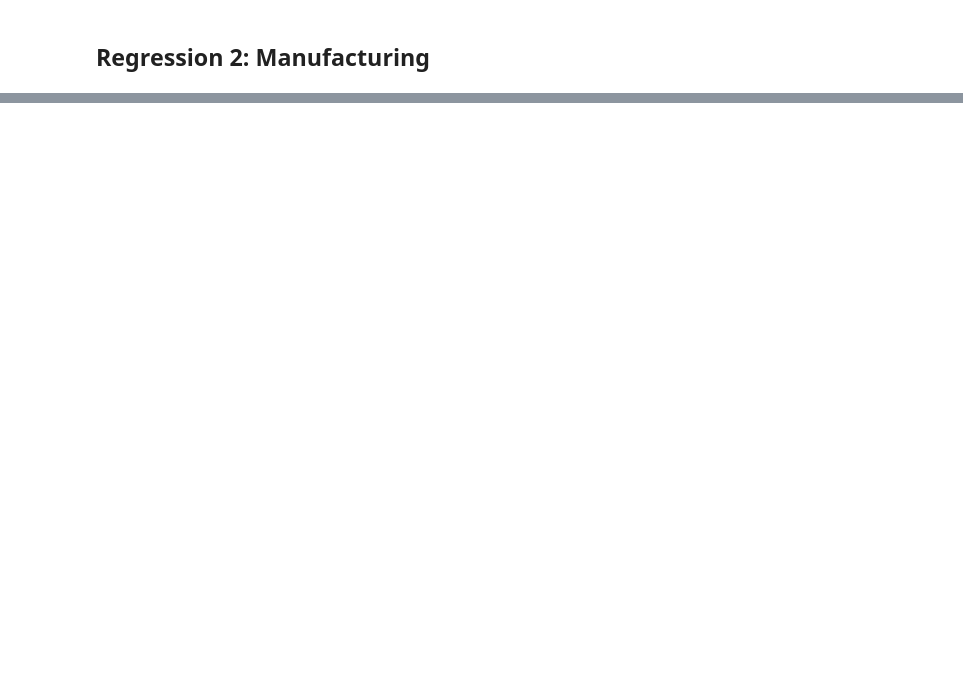
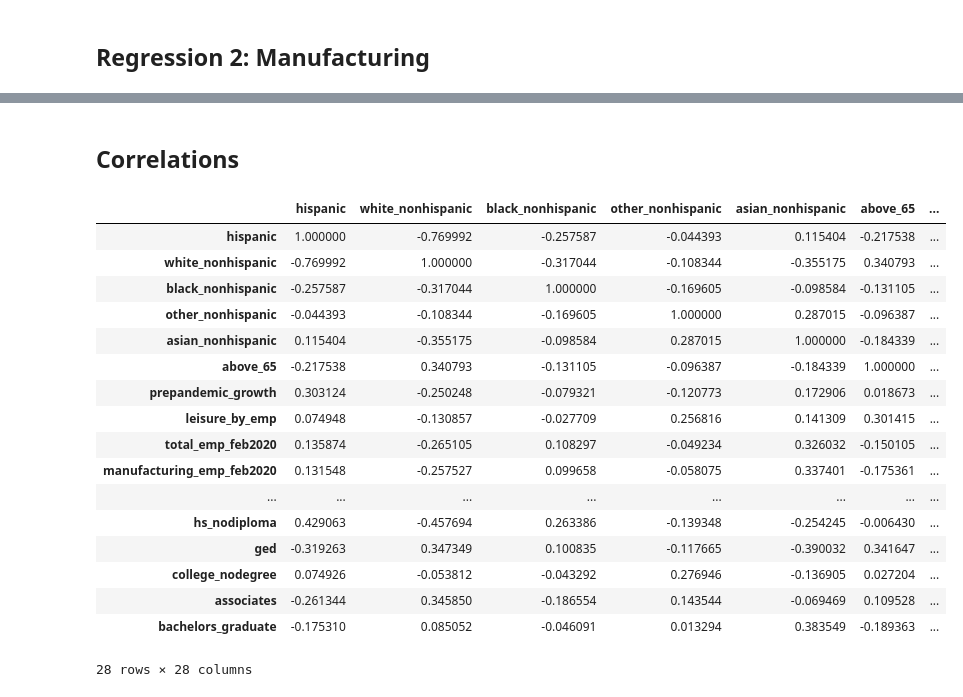
Before and after one commit to vhimani/Summer-2021-Intern-Project, a Jupyter notebook: code/regressions.ipynb, the cells around one changed output, grey strips where cells are left out. Saved outputs shown, nothing was run; the diff lists cells and outputs as text; code cells hidden in the pictures; blank space fills up the shorter version.

Commit message:
added vars to the regression and computed corr

```diff
--- a/code/regressions.ipynb
+++ b/code/regressions.ipynb
@@ -146,0 +151,9 @@ strong multicollinearity or other numerical problems.
+# %%
+# No transformations
+data = pd.concat((data, pd.get_dummies(data['division'], drop_first=True)), axis=1)
+x = data[['leisure_by_emp','occ_15','total_pop','bachelors_graduate','white_nonhispanic','above_65','East South Central Division',
+          'Middle Atlantic Division','Mountain Division', 'New England Division', 'Pacific Division','South Atlantic Division',
+          'West North Central Division','West South Central Division']].copy()
+y = data['emp_tot_change_feb2020_jun2021']
+model5 = sm.OLS(y,sm.add_constant(x),missing='drop').fit()
+print(model5.summary())
@@ -146,0 +178,11 @@ strong multicollinearity or other numerical problems.
+# %%
+# Log transformed
+columns = ['leisure_by_emp','occ_15','total_pop','bachelors_graduate','white_nonhispanic','above_65']
+for col in columns:
+    data["log-" + col] = np.log(1 + data[col])
+x = data[['log-leisure_by_emp','log-occ_15','log-total_pop','log-bachelors_graduate', 'log-white_nonhispanic',
+         'log-above_65','East South Central Division', 'Middle Atlantic Division','Mountain Division', 'New England Division',
+          'Pacific Division','South Atlantic Division', 'West North Central Division','West South Central Division']].copy()
+y = data['emp_tot_change_feb2020_jun2021']
+model6 = sm.OLS(y,sm.add_constant(x),missing="drop").fit()
+print(model6.summary())
@@ -146,0 +207,34 @@ strong multicollinearity or other numerical problems.
+# %% [markdown]
+## Correlations
+# %%
+## Regression
+variables = ['hispanic', 'white_nonhispanic',
+       'black_nonhispanic', 'other_nonhispanic', 'asian_nonhispanic',
+       'above_65', 'prepandemic_growth', 'leisure_by_emp', 'total_emp_feb2020',
+       'manufacturing_emp_feb2020', 'service_emp_feb2020', 'total_emp_jun2021',
+       'manufacturing_emp_jun2021', 'service_emp_jun2021', 'total_employment',
+       'manufacturing', 'service', 'emp_tot_change_feb2020_jun2021',
+       'manufacturing_change_feb2020_jun2021',
+       'service_change_feb2020_jun2021', 'occ_15', 'total_pop',
+       'less_than_9grade', 'hs_nodiploma', 'ged', 'college_nodegree',
+       'associates', 'bachelors_graduate']
+data[variables].corr()
+# %% [output]
+|  | hispanic | white_nonhispanic | black_nonhispanic | other_nonhispanic | asian_nonhispanic | above_65 | ... |
+| hispanic | 1.000000 | -0.769992 | -0.257587 | -0.044393 | 0.115404 | -0.217538 | ... |
+| white_nonhispanic | -0.769992 | 1.000000 | -0.317044 | -0.108344 | -0.355175 | 0.340793 | ... |
+| black_nonhispanic | -0.257587 | -0.317044 | 1.000000 | -0.169605 | -0.098584 | -0.131105 | ... |
+| other_nonhispanic | -0.044393 | -0.108344 | -0.169605 | 1.000000 | 0.287015 | -0.096387 | ... |
+| asian_nonhispanic | 0.115404 | -0.355175 | -0.098584 | 0.287015 | 1.000000 | -0.184339 | ... |
+| above_65 | -0.217538 | 0.340793 | -0.131105 | -0.096387 | -0.184339 | 1.000000 | ... |
+| prepandemic_growth | 0.303124 | -0.250248 | -0.079321 | -0.120773 | 0.172906 | 0.018673 | ... |
+| leisure_by_emp | 0.074948 | -0.130857 | -0.027709 | 0.256816 | 0.141309 | 0.301415 | ... |
+| total_emp_feb2020 | 0.135874 | -0.265105 | 0.108297 | -0.049234 | 0.326032 | -0.150105 | ... |
+| manufacturing_emp_feb2020 | 0.131548 | -0.257527 | 0.099658 | -0.058075 | 0.337401 | -0.175361 | ... |
+| ... | ... | ... | ... | ... | ... | ... | ... |
+| hs_nodiploma | 0.429063 | -0.457694 | 0.263386 | -0.139348 | -0.254245 | -0.006430 | ... |
+| ged | -0.319263 | 0.347349 | 0.100835 | -0.117665 | -0.390032 | 0.341647 | ... |
+| college_nodegree | 0.074926 | -0.053812 | -0.043292 | 0.276946 | -0.136905 | 0.027204 | ... |
+| associates | -0.261344 | 0.345850 | -0.186554 | 0.143544 | -0.069469 | 0.109528 | ... |
+| bachelors_graduate | -0.175310 | 0.085052 | -0.046091 | 0.013294 | 0.383549 | -0.189363 | ... |
+28 rows × 28 columns
```
Also changed, not shown: parts of 8 cells of this notebook.
